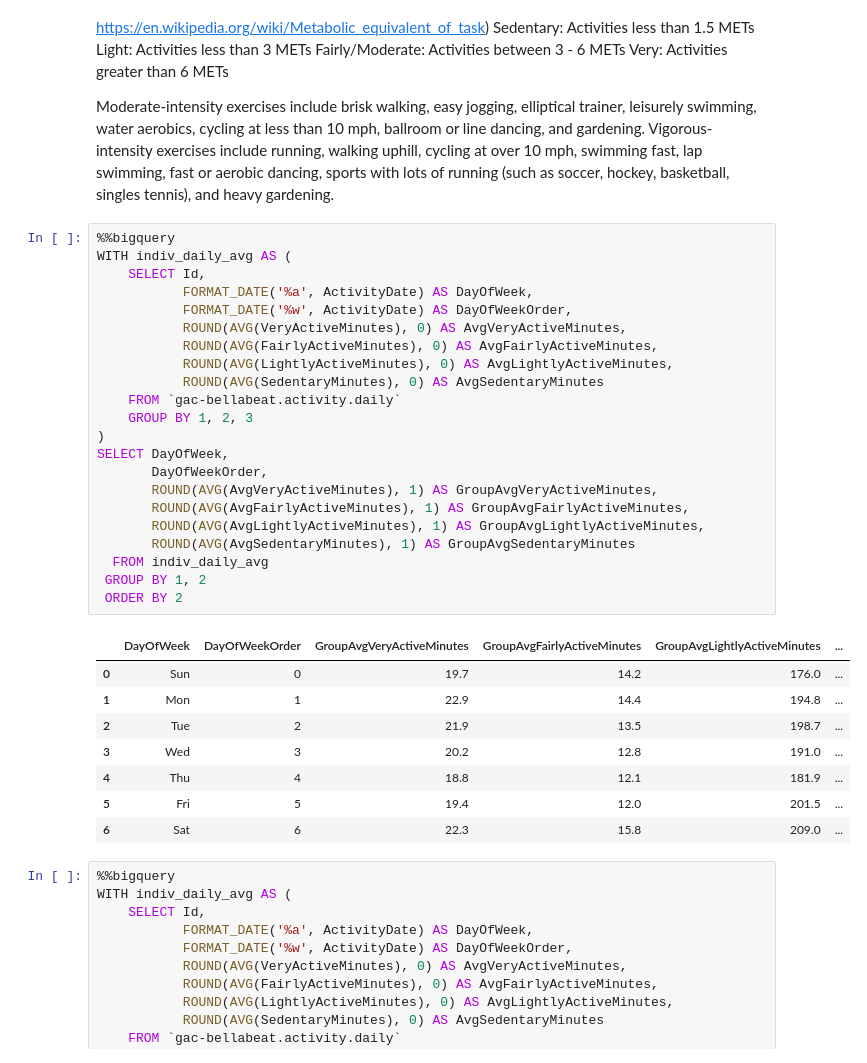
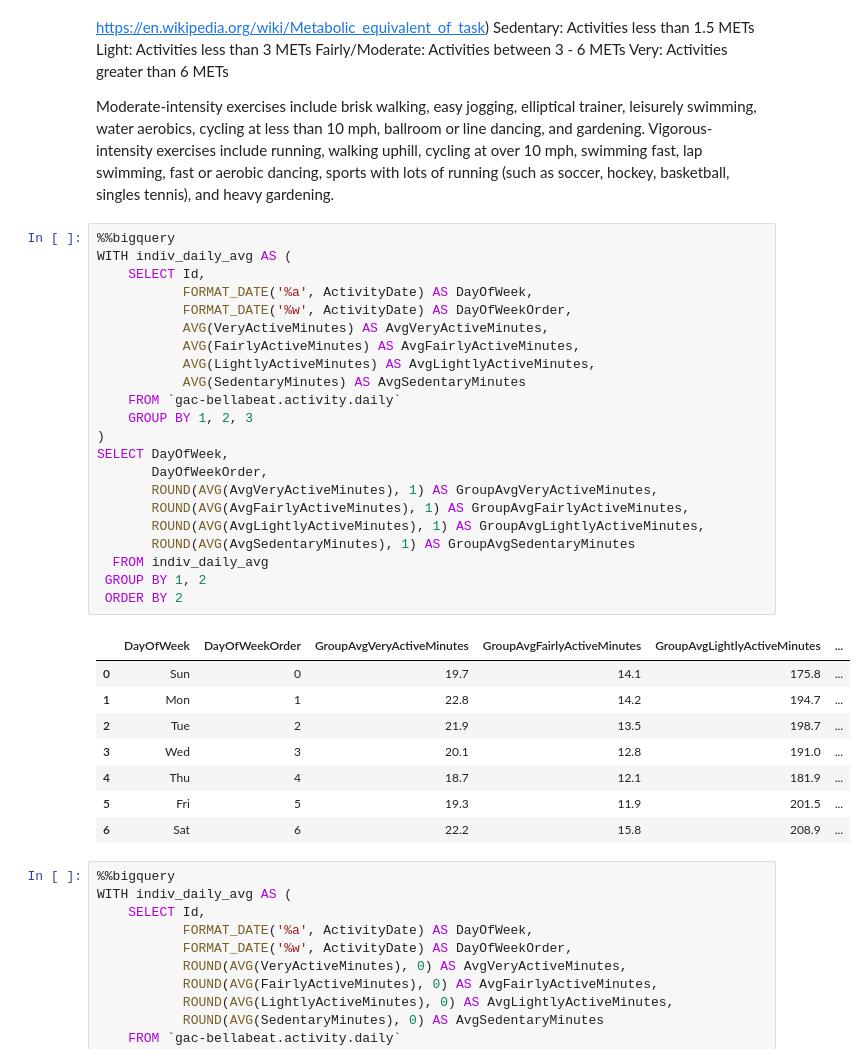
Before and after one commit to phlln/bellabeat-analysis, a Jupyter notebook: bellabeat_bigquery_playground.ipynb, the cells around one changed output. Drawn from its saved outputs; the diff is of its cells as text.

```diff
--- a/bellabeat_bigquery_playground.ipynb
+++ b/bellabeat_bigquery_playground.ipynb
@@ -1060,34 +1060,34 @@ Moderate-intensity exercises include brisk walking, easy jogging, elliptical tra
 # %%
 %%bigquery
 WITH indiv_daily_avg AS (
     SELECT Id,
            FORMAT_DATE('%a', ActivityDate) AS DayOfWeek,
            FORMAT_DATE('%w', ActivityDate) AS DayOfWeekOrder,
-           ROUND(AVG(VeryActiveMinutes), 0) AS AvgVeryActiveMinutes,
-           ROUND(AVG(FairlyActiveMinutes), 0) AS AvgFairlyActiveMinutes,
-           ROUND(AVG(LightlyActiveMinutes), 0) AS AvgLightlyActiveMinutes,
-           ROUND(AVG(SedentaryMinutes), 0) AS AvgSedentaryMinutes
+           AVG(VeryActiveMinutes) AS AvgVeryActiveMinutes,
+           AVG(FairlyActiveMinutes) AS AvgFairlyActiveMinutes,
+           AVG(LightlyActiveMinutes) AS AvgLightlyActiveMinutes,
+           AVG(SedentaryMinutes) AS AvgSedentaryMinutes
     FROM `gac-bellabeat.activity.daily`
     GROUP BY 1, 2, 3
 )
 SELECT DayOfWeek,
        DayOfWeekOrder,
        ROUND(AVG(AvgVeryActiveMinutes), 1) AS GroupAvgVeryActiveMinutes,
        ROUND(AVG(AvgFairlyActiveMinutes), 1) AS GroupAvgFairlyActiveMinutes,
        ROUND(AVG(AvgLightlyActiveMinutes), 1) AS GroupAvgLightlyActiveMinutes,
        ROUND(AVG(AvgSedentaryMinutes), 1) AS GroupAvgSedentaryMinutes
   FROM indiv_daily_avg
  GROUP BY 1, 2
  ORDER BY 2
 # %% [output]
 |  | DayOfWeek | DayOfWeekOrder | GroupAvgVeryActiveMinutes | GroupAvgFairlyActiveMinutes | GroupAvgLightlyActiveMinutes | ... |
-| 0 | Sun | 0 | 19.7 | 14.2 | 176.0 | ... |
-| 1 | Mon | 1 | 22.9 | 14.4 | 194.8 | ... |
+| 0 | Sun | 0 | 19.7 | 14.1 | 175.8 | ... |
+| 1 | Mon | 1 | 22.8 | 14.2 | 194.7 | ... |
 | 2 | Tue | 2 | 21.9 | 13.5 | 198.7 | ... |
-| 3 | Wed | 3 | 20.2 | 12.8 | 191.0 | ... |
-| 4 | Thu | 4 | 18.8 | 12.1 | 181.9 | ... |
-| 5 | Fri | 5 | 19.4 | 12.0 | 201.5 | ... |
-| 6 | Sat | 6 | 22.3 | 15.8 | 209.0 | ... |
+| 3 | Wed | 3 | 20.1 | 12.8 | 191.0 | ... |
+| 4 | Thu | 4 | 18.7 | 12.1 | 181.9 | ... |
+| 5 | Fri | 5 | 19.3 | 11.9 | 201.5 | ... |
+| 6 | Sat | 6 | 22.2 | 15.8 | 208.9 | ... |
 # %%
 %%bigquery
 WITH indiv_daily_avg AS (
```
Also changed, not shown: parts of 2 cells of this notebook.
